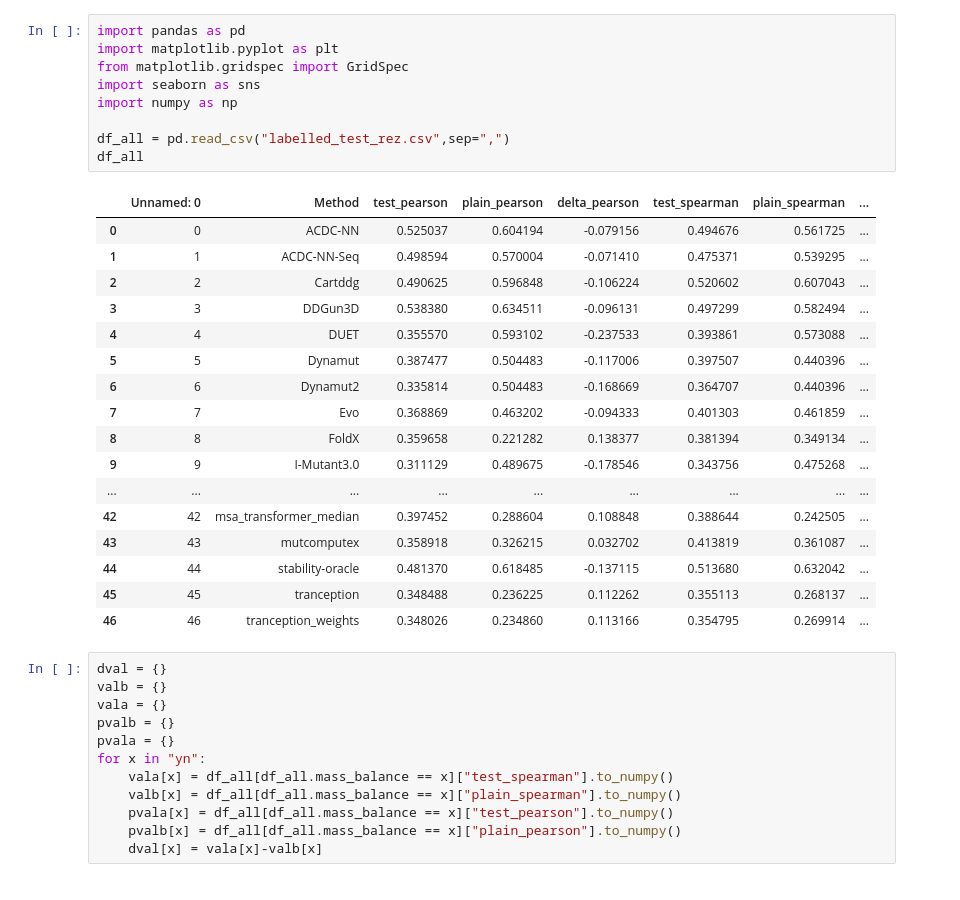
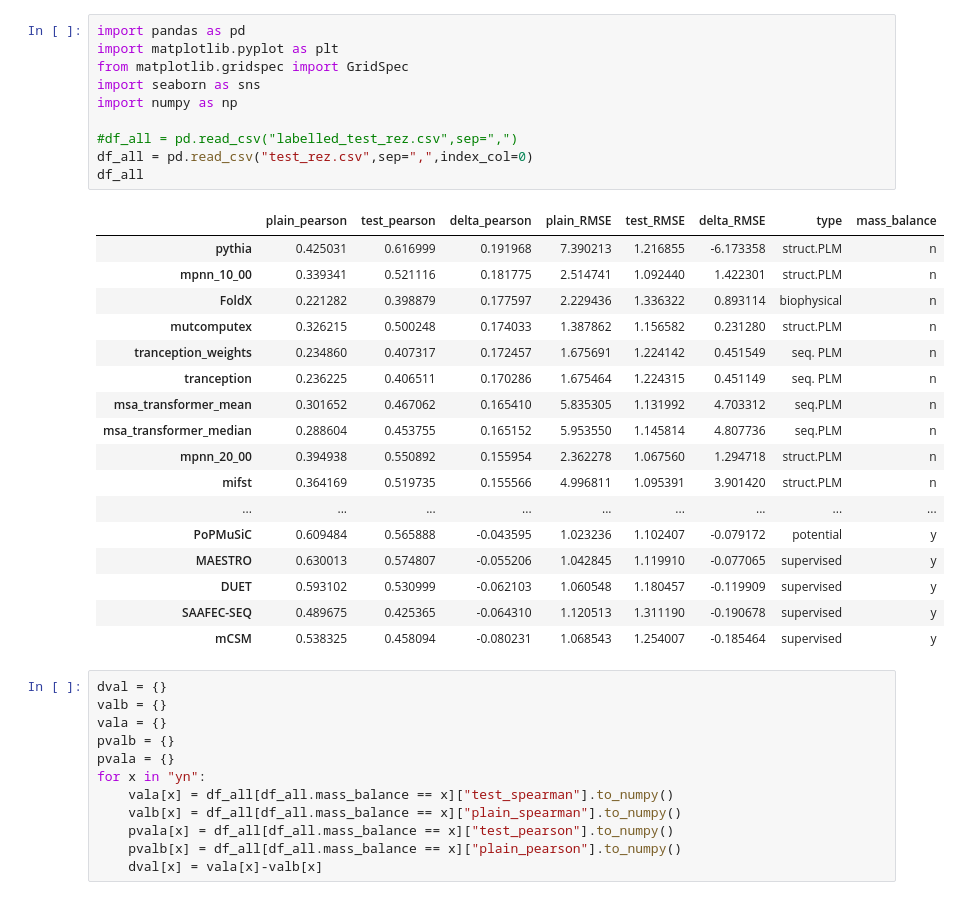
Before and after one commit to compbiomed-unito/ddMBC, a Jupyter notebook: NMI/analysis_fig.ipynb, the cells around one changed output. Saved outputs shown, nothing was run; the diff lists cells and outputs as text.

Commit message:
added Pythia performance to NMI data

```diff
--- a/NMI/analysis_fig.ipynb
+++ b/NMI/analysis_fig.ipynb
@@ -1,30 +1,31 @@
 # %%
 import pandas as pd
 import matplotlib.pyplot as plt
 from matplotlib.gridspec import GridSpec
 import seaborn as sns
 import numpy as np
 
-df_all = pd.read_csv("labelled_test_rez.csv",sep=",")
+#df_all = pd.read_csv("labelled_test_rez.csv",sep=",")
+df_all = pd.read_csv("test_rez.csv",sep=",",index_col=0)
 df_all
 # %% [output]
-|  | Unnamed: 0 | Method | test_pearson | plain_pearson | delta_pearson | test_spearman | plain_spearman | ... |
-| 0 | 0 | ACDC-NN | 0.525037 | 0.604194 | -0.079156 | 0.494676 | 0.561725 | ... |
-| 1 | 1 | ACDC-NN-Seq | 0.498594 | 0.570004 | -0.071410 | 0.475371 | 0.539295 | ... |
-| 2 | 2 | Cartddg | 0.490625 | 0.596848 | -0.106224 | 0.520602 | 0.607043 | ... |
-| 3 | 3 | DDGun3D | 0.538380 | 0.634511 | -0.096131 | 0.497299 | 0.582494 | ... |
-| 4 | 4 | DUET | 0.355570 | 0.593102 | -0.237533 | 0.393861 | 0.573088 | ... |
-| 5 | 5 | Dynamut | 0.387477 | 0.504483 | -0.117006 | 0.397507 | 0.440396 | ... |
-| 6 | 6 | Dynamut2 | 0.335814 | 0.504483 | -0.168669 | 0.364707 | 0.440396 | ... |
-| 7 | 7 | Evo | 0.368869 | 0.463202 | -0.094333 | 0.401303 | 0.461859 | ... |
-| 8 | 8 | FoldX | 0.359658 | 0.221282 | 0.138377 | 0.381394 | 0.349134 | ... |
-| 9 | 9 | I-Mutant3.0 | 0.311129 | 0.489675 | -0.178546 | 0.343756 | 0.475268 | ... |
+|  | plain_pearson | test_pearson | delta_pearson | plain_RMSE | test_RMSE | delta_RMSE | type | mass_balance |
+| pythia | 0.425031 | 0.616999 | 0.191968 | 7.390213 | 1.216855 | -6.173358 | struct.PLM | n |
+| mpnn_10_00 | 0.339341 | 0.521116 | 0.181775 | 2.514741 | 1.092440 | 1.422301 | struct.PLM | n |
+| FoldX | 0.221282 | 0.398879 | 0.177597 | 2.229436 | 1.336322 | 0.893114 | biophysical | n |
+| mutcomputex | 0.326215 | 0.500248 | 0.174033 | 1.387862 | 1.156582 | 0.231280 | struct.PLM | n |
+| tranception_weights | 0.234860 | 0.407317 | 0.172457 | 1.675691 | 1.224142 | 0.451549 | seq. PLM | n |
+| tranception | 0.236225 | 0.406511 | 0.170286 | 1.675464 | 1.224315 | 0.451149 | seq. PLM | n |
+| msa_transformer_mean | 0.301652 | 0.467062 | 0.165410 | 5.835305 | 1.131992 | 4.703312 | seq.PLM | n |
+| msa_transformer_median | 0.288604 | 0.453755 | 0.165152 | 5.953550 | 1.145814 | 4.807736 | seq.PLM | n |
+| mpnn_20_00 | 0.394938 | 0.550892 | 0.155954 | 2.362278 | 1.067560 | 1.294718 | struct.PLM | n |
+| mifst | 0.364169 | 0.519735 | 0.155566 | 4.996811 | 1.095391 | 3.901420 | struct.PLM | n |
 | ... | ... | ... | ... | ... | ... | ... | ... | ... |
-| 42 | 42 | msa_transformer_median | 0.397452 | 0.288604 | 0.108848 | 0.388644 | 0.242505 | ... |
-| 43 | 43 | mutcomputex | 0.358918 | 0.326215 | 0.032702 | 0.413819 | 0.361087 | ... |
-| 44 | 44 | stability-oracle | 0.481370 | 0.618485 | -0.137115 | 0.513680 | 0.632042 | ... |
-| 45 | 45 | tranception | 0.348488 | 0.236225 | 0.112262 | 0.355113 | 0.268137 | ... |
-| 46 | 46 | tranception_weights | 0.348026 | 0.234860 | 0.113166 | 0.354795 | 0.269914 | ... |
+| PoPMuSiC | 0.609484 | 0.565888 | -0.043595 | 1.023236 | 1.102407 | -0.079172 | potential | y |
+| MAESTRO | 0.630013 | 0.574807 | -0.055206 | 1.042845 | 1.119910 | -0.077065 | supervised | y |
+| DUET | 0.593102 | 0.530999 | -0.062103 | 1.060548 | 1.180457 | -0.119909 | supervised | y |
+| SAAFEC-SEQ | 0.489675 | 0.425365 | -0.064310 | 1.120513 | 1.311190 | -0.190678 | supervised | y |
+| mCSM | 0.538325 | 0.458094 | -0.080231 | 1.068543 | 1.254007 | -0.185464 | supervised | y |
 # %%
 dval = {}
 valb = {}
```
Also changed, not shown: 5 other files.
